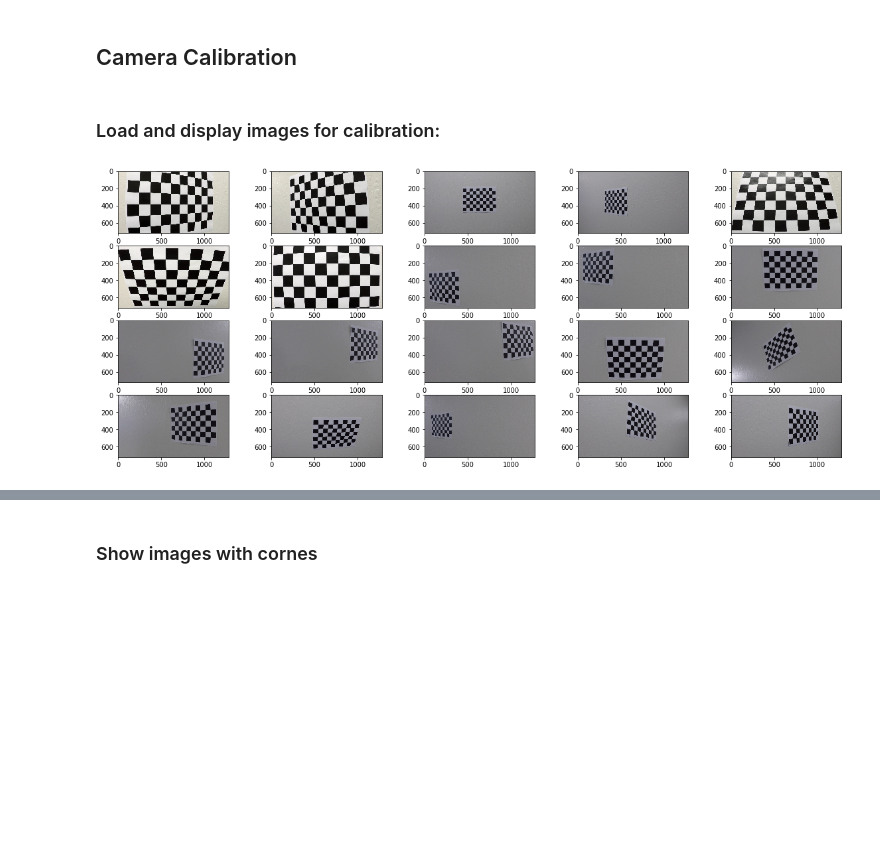
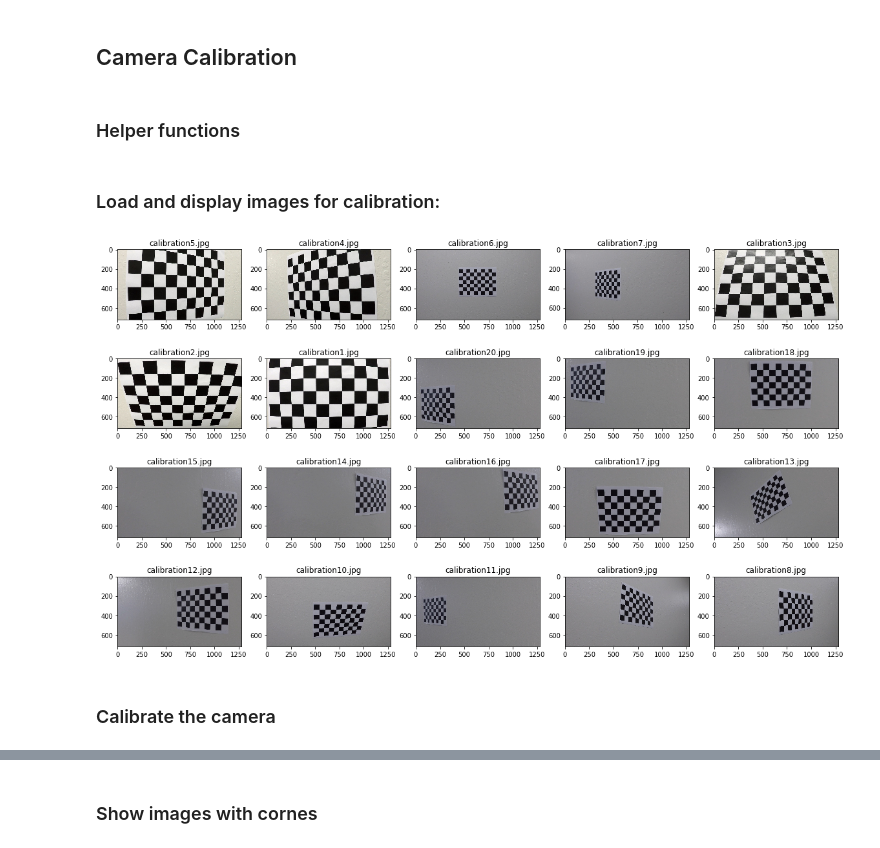
Before and after one commit to andriikushch/CarND-Advanced-Lane-Lines, a Jupyter notebook: P2.ipynb, the cells around one changed output, grey strips where cells are left out. Saved outputs shown, nothing was run; the diff lists cells and outputs as text; code cells hidden in the pictures; blank space fills up the shorter version.

Commit message:
camera calibration is done

```diff
--- a/P2.ipynb
+++ b/P2.ipynb
@@ -12,16 +12,39 @@ import os
 %matplotlib inline
 # %% [markdown]
 ## Camera Calibration
+# %% [markdown]
+### Helper functions
+# %%
+# display image map
+def plot_images_map(images, img_size=(20,15), columns=5):
+    plt.figure(figsize=img_size)
+    columns = 5
+
+    i = 0
+    for file_name in images:
+        plt.subplot(len(images) / columns + 1, columns, i + 1).set_title(file_name)
+        plt.imshow(images[file_name])
+        i += 1
+
+# function to find amount of corners
+def find_possible_corners_dimension(file_name):
+    image = mpimg.imread(file_name)
+    gray = cv2.cvtColor(image,cv2.COLOR_BGR2GRAY)
+
+    for ny in range(3, 10):
+        for nx in range(3, 10):
+            ret, corners = cv2.findChessboardCorners(gray, (nx,ny), None)
+            if ret == True:
+                print(nx, ny)
 # %% [markdown]
 ### Load and display images for calibration:
 # %%
-plt.figure(figsize=(20,10))
-columns = 5
-calibration_image_list = os.listdir("camera_cal/")
+calibration_image_list = {}
 
-for i,fileName in enumerate(calibration_image_list):
+for i,fileName in enumerate(os.listdir("camera_cal/")):
     image = mpimg.imread('camera_cal/' + fileName)
-    plt.subplot(len(calibration_image_list) / columns + 1, columns, i + 1)
-    plt.imshow(image)
+    calibration_image_list[fileName] = image
+
+plot_images_map(calibration_image_list)
 # %% [output]
-[figure, old version]
+[figure, new version]
@@ -30,3 +51,5 @@ for i,fileName in enumerate(calibration_image_list):
+# %% [markdown]
+### Calibrate the camera
 # %%
 import glob
 # read images for calibration
```
Also changed, not shown: parts of 8 cells of this notebook.
